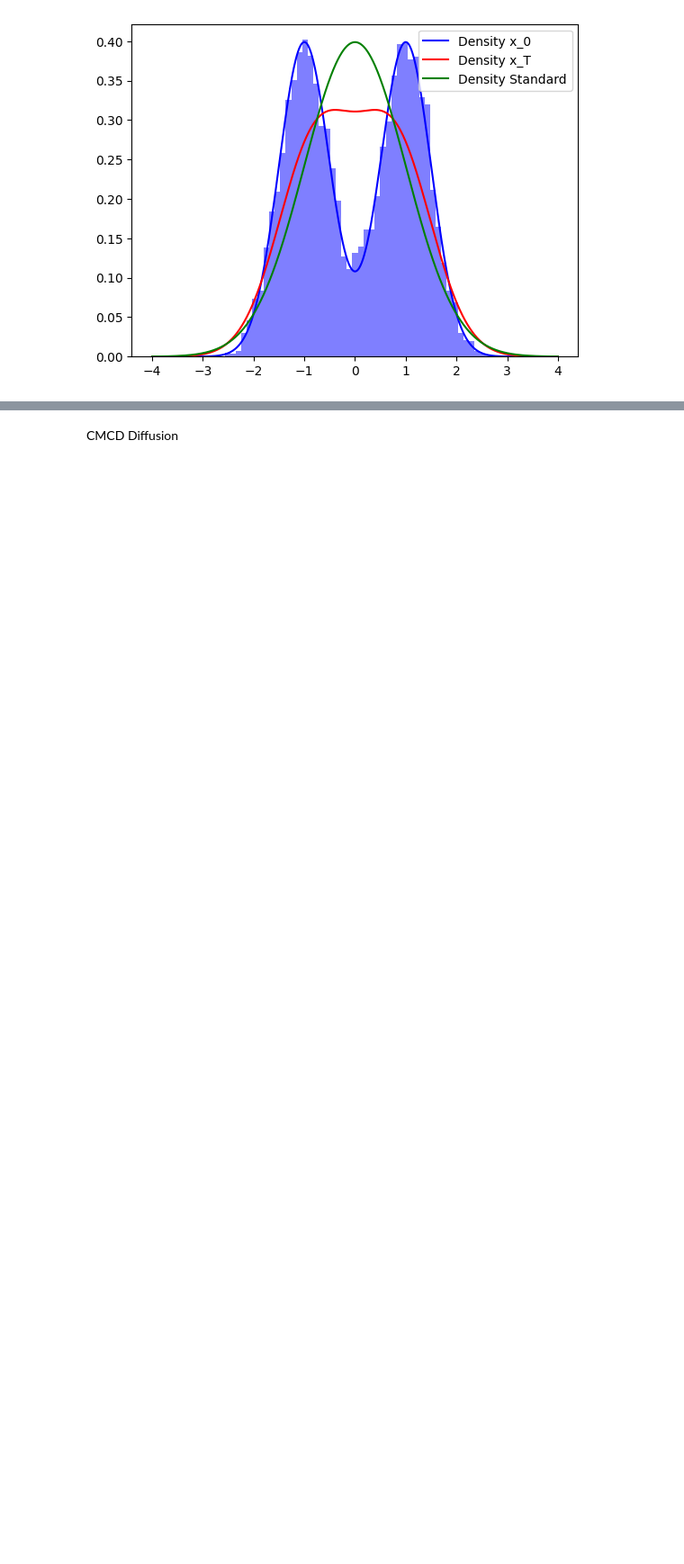
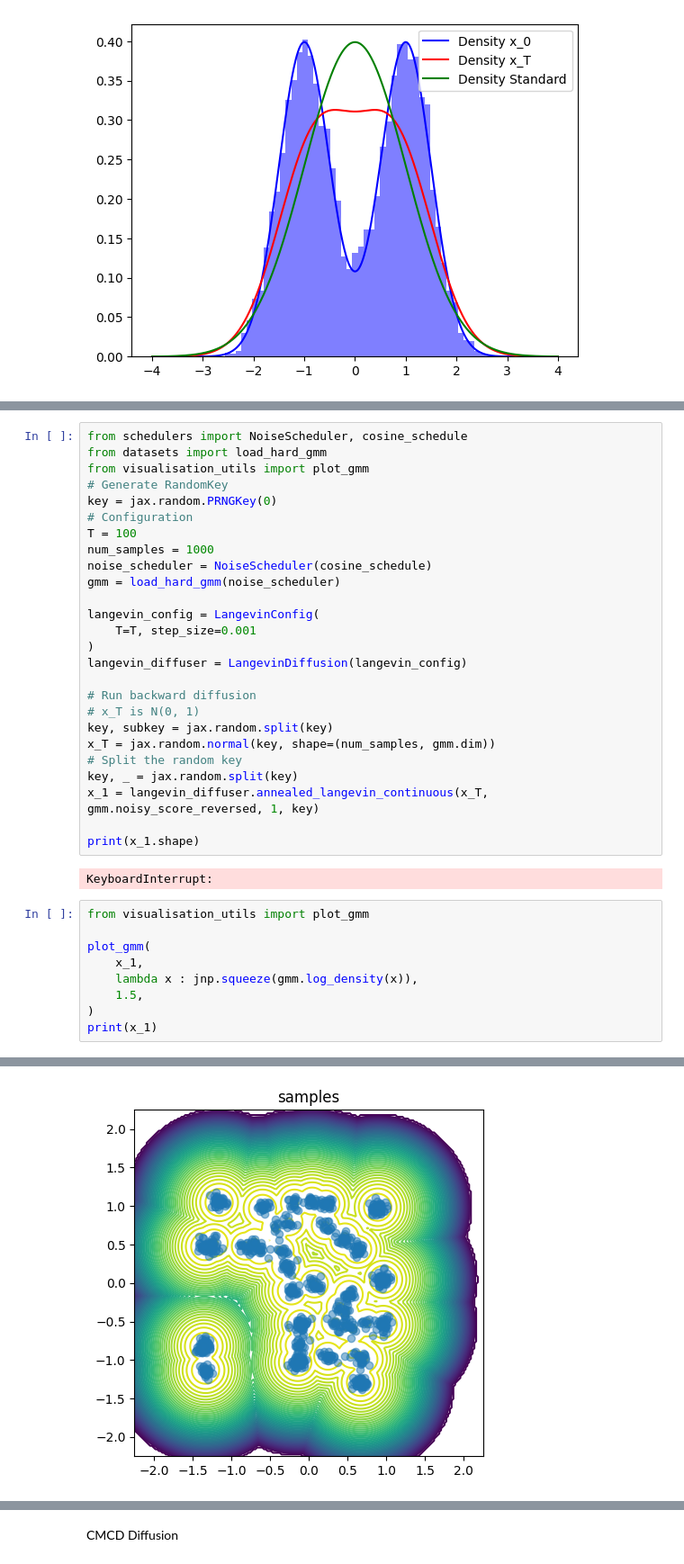
Before and after one commit to pablomlago/diffusion-project, a Jupyter notebook: langevin_notebook.ipynb, the cells around one changed output, grey strips where cells are left out. Shown at 90% size. Saved outputs shown, nothing was run; the diff lists cells and outputs as text; blank space fills up the shorter version.

Commit message:
Hard gmm and double drift

```diff
--- a/langevin_notebook.ipynb
+++ b/langevin_notebook.ipynb
@@ -208,0 +211,38 @@ plt.show()
+# %%
+from schedulers import NoiseScheduler, cosine_schedule
+from datasets import load_hard_gmm
+from visualisation_utils import plot_gmm
+# Generate RandomKey
+key = jax.random.PRNGKey(0)
+# Configuration
+T = 100
+num_samples = 1000
+noise_scheduler = NoiseScheduler(cosine_schedule)
+gmm = load_hard_gmm(noise_scheduler)
+
+langevin_config = LangevinConfig(
+    T=T, step_size=0.001
+)
+langevin_diffuser = LangevinDiffusion(langevin_config)
+
+# Run backward diffusion
+# x_T is N(0, 1)
+key, subkey = jax.random.split(key)
+x_T = jax.random.normal(key, shape=(num_samples, gmm.dim))
+# Split the random key
+key, _ = jax.random.split(key)
+x_1 = langevin_diffuser.annealed_langevin_continuous(x_T, gmm.noisy_score_reversed, 1, key)
+
+print(x_1.shape)
+# %% [output]
+KeyboardInterrupt:
+# %%
+from visualisation_utils import plot_gmm
+
+plot_gmm(
+    x_1,
+    lambda x : jnp.squeeze(gmm.log_density(x)),
+    1.5,
+)
+print(x_1)
+# %% [output]
@@ -208,0 +256 @@ plt.show()
+[figure, added]
```
Also changed, not shown: parts of 4 cells of this notebook, 8 other files.
